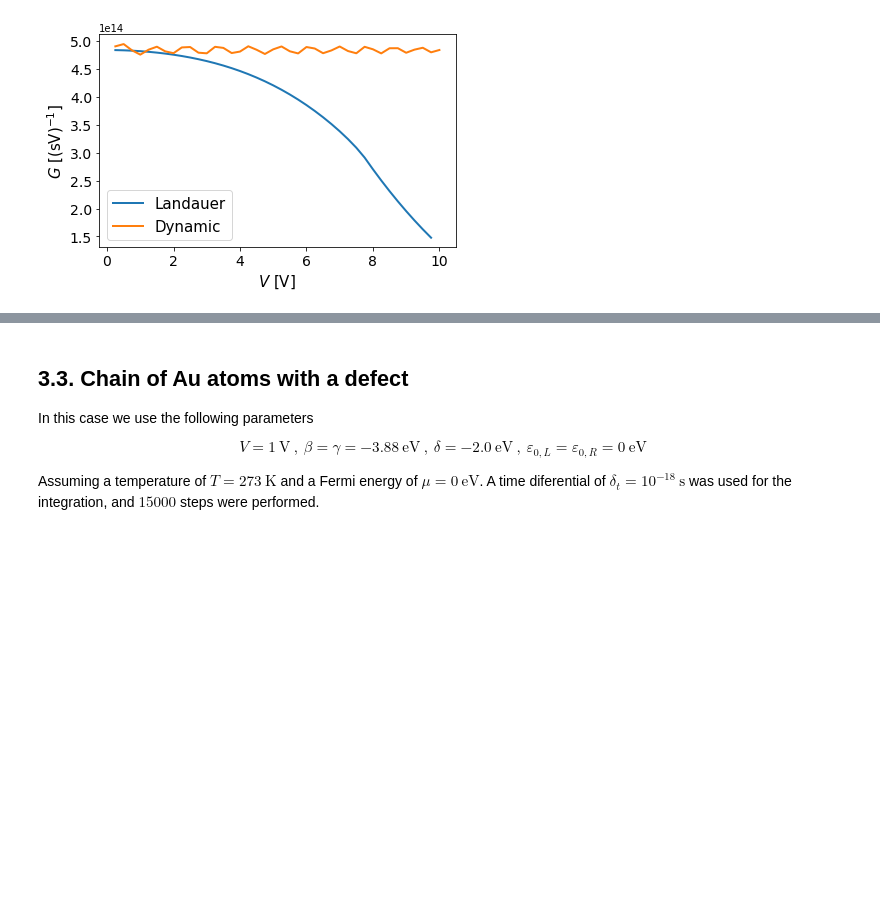
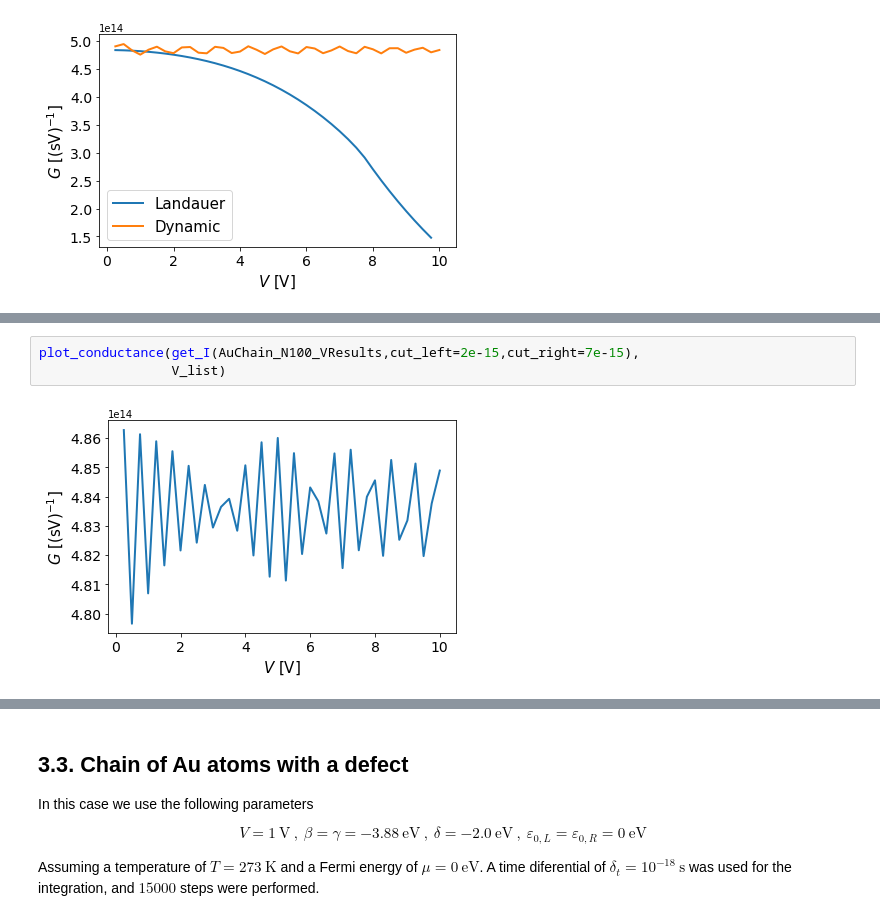
Before and after one commit to FrancoAquistapace/quantum_mechanics_2, a Jupyter notebook: Final_TP/Conductance_diatomic_molecule.ipynb, the cells around one changed output, grey strips where cells are left out. Drawn from its saved outputs; the diff is of its cells as text; blank space fills up the shorter version.

```diff
--- a/Final_TP/Conductance_diatomic_molecule.ipynb
+++ b/Final_TP/Conductance_diatomic_molecule.ipynb
@@ -1282,0 +1326,5 @@ The difference between the simulation and the Landauer formalism is quite notice
+# %%
+plot_conductance(get_I(AuChain_N100_VResults,cut_left=2e-15,cut_right=7e-15),
+                 V_list)
+# %% [output]
+[figure, added]
```
Also changed, not shown: parts of 6 cells of this notebook.
